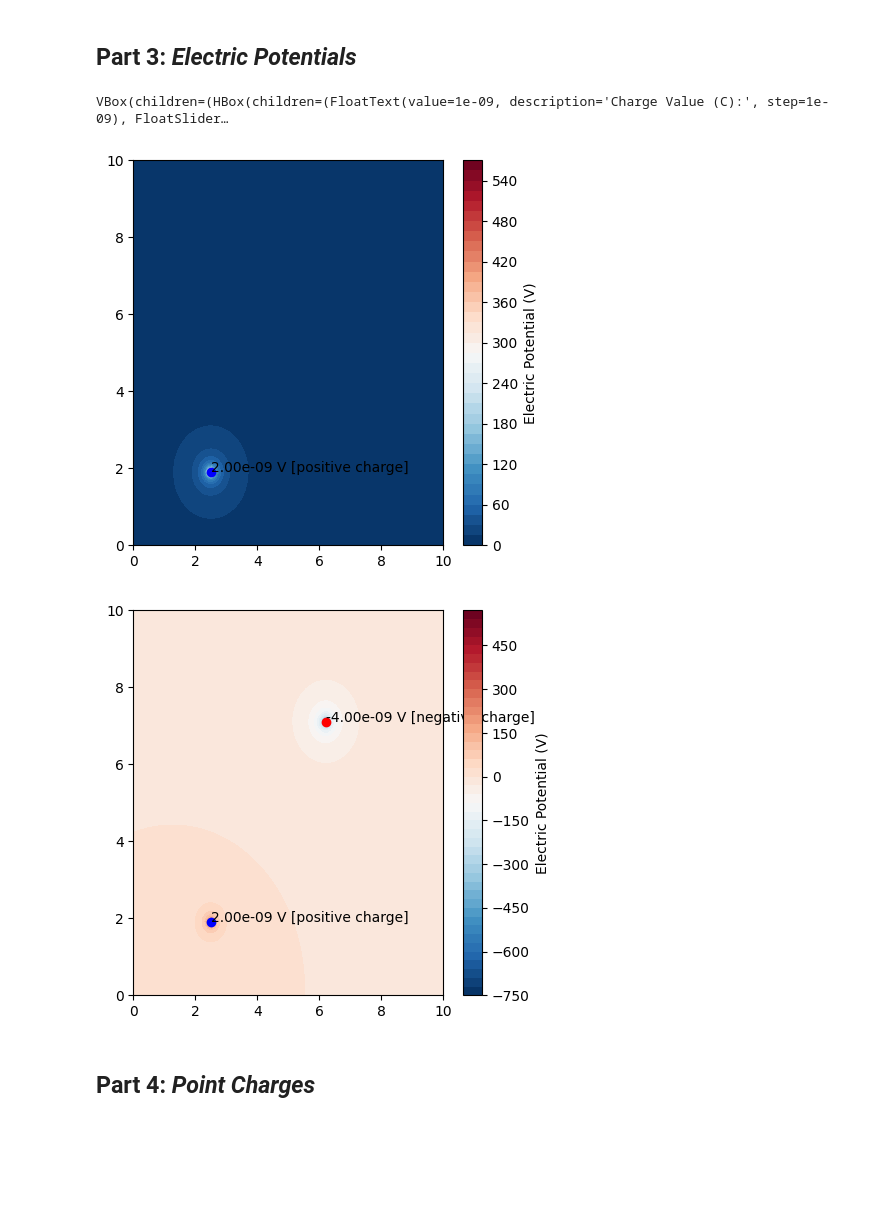
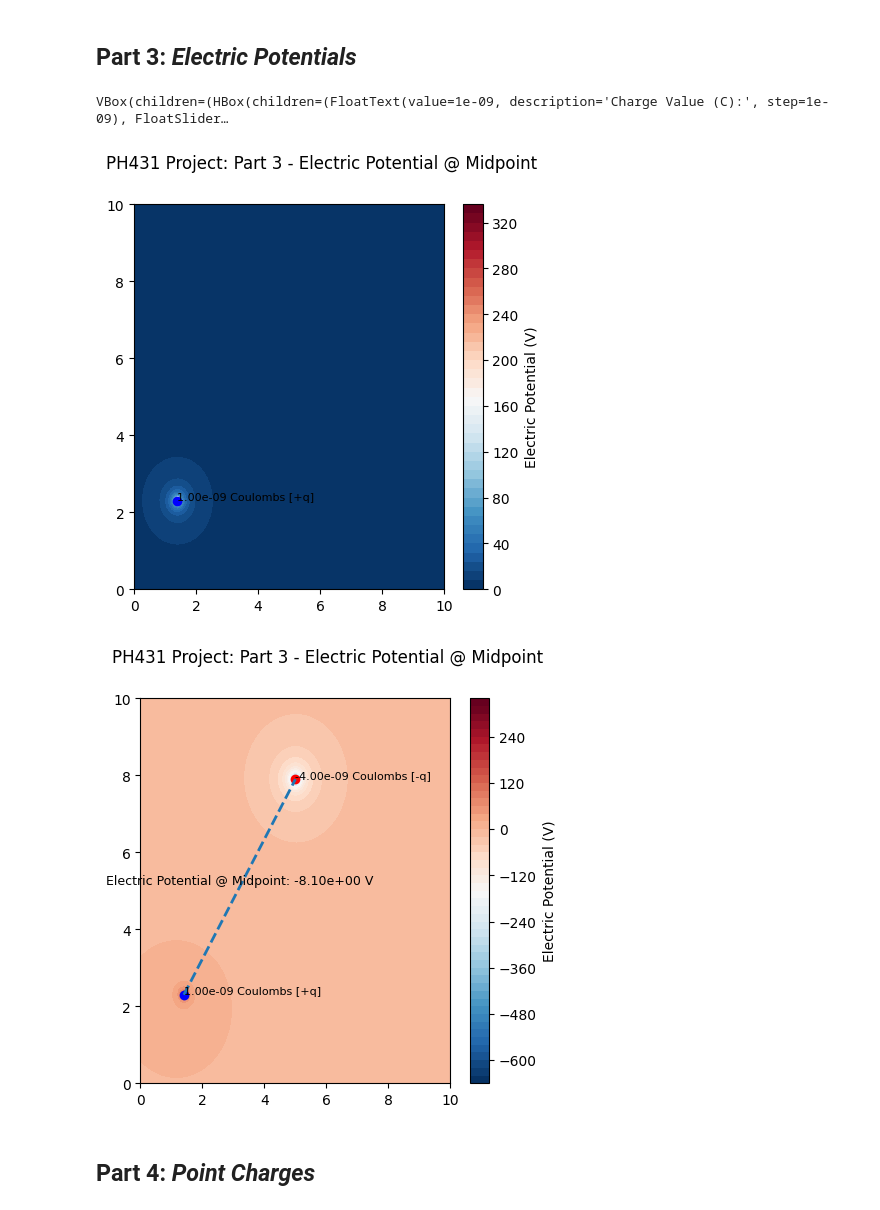
Before and after one commit to DebuggerDan/ph431-electrodynamic-simulations-project-fall23, a Jupyter notebook: Project/ph431-electrodynamic-sim-dan-jang.ipynb, the cells around one changed output. Drawn from its saved outputs; the diff is of its cells as text; code cells hidden in the pictures; blank space fills up the shorter version.

Commit message:
proj, part 3 + 4 comp

```diff
--- a/Project/ph431-electrodynamic-sim-dan-jang.ipynb
+++ b/Project/ph431-electrodynamic-sim-dan-jang.ipynb
@@ -98,7 +101,7 @@ def e_field(point_charge, point):
 
 ## Initialize the PyGame Demo Window for Part 2: Electric Field Simulation
 efield_demo = pgame.display.set_mode((w, h))
-pgame.display.set_caption("PH 431: Part 2 - Electric Field Simulation")
+pgame.display.set_caption("PH 431 Project: Part 2 - Electric Field Simulation")
 
 ## Main Function for Part 2: Electric Field Simulation
 pointcharges = []
@@ -161,8 +164,8 @@ positions = []
 ## Widgets for user-input of point charges' positions & charge-values
 charge_val = wd.FloatText(value=1e-9, description='Charge Value (C):', step=1e-9)
 
-charge_xpos = wd.FloatSlider(min=0, max=10, step=0.1, description='X-position')
-charge_ypos = wd.FloatSlider(min=0, max=10, step=0.1, description='Y-position')
+charge_xpos = wd.FloatSlider(min=0.1, max=10, step=0.1, description='X-position')
+charge_ypos = wd.FloatSlider(min=0.1, max=10, step=0.1, description='Y-position')
 
 new_pointcharge_button = wd.Button(description='Add le Point Charge')
 reset_pointcharges_button = wd.Button(description='Reset')
@@ -203,39 +206,53 @@ def refresh():
 
     x = np.linspace(0, 10, 100)
     y = np.linspace(0, 10, 100)
     X, Y = np.meshgrid(x, y)
     V = np.zeros_like(X)
 
     for pc, p in zip(pointcharges, positions):
         r = np.sqrt((X - p[0]) ** 2 + (Y - p[1]) ** 2)
         V += K * pc / r
 
-    fieldmap = ax.contourf(X, Y, V, levels=50, cmap='RdBu_r')
-    plot.colorbar(fieldmap, ax=ax, label='Electric Potential (V)')
+    vmin = np.min(V)
+    vmax = np.max(V)
+
+    fieldmap = ax.contourf(X, Y, V, levels=50, cmap='RdBu_r', vmin=vmin, vmax=vmax)
+    cbar = plot.colorbar(fieldmap, ax=ax, label='Electric Potential (V)')
 
     for pc, p in zip(pointcharges, positions):
         ax.plot(p[0], p[1], 'bo' if pc > 0 else 'ro')
         #pcharge_txt = f'{pc:.2e} V'
         if pc > 0:
-            ax.text(p[0], p[1], f'{pc:.2e} V [positive charge]', color='black')
+            ax.text(p[0], p[1], f'{pc:.2e} Coulombs [+q]', color='black', fontsize=8)
         else:
-            ax.text(p[0], p[1], f'{pc:.2e} V [negative charge]', color='black')
+            ax.text(p[0], p[1], f'{pc:.2e} Coulombs [-q]', color='black', fontsize=8)
+
+    if len(pointcharges) == 2:
+        ax.plot([positions[0][0], positions[1][0]], [positions[0][1], positions[1][1]], linestyle='dashed', lw=2)
+        midpoint_Q = ((positions[0][0] + positions[1][0]) / 2, (positions[0][1] + positions[1][1]) / 2)
+        midpoint_Q_potential = sum(K * pc / np.sqrt((midpoint_Q[0] - p[0]) ** 2 + (midpoint_Q[1] - p[1]) ** 2)
+                                   for pc, p in zip(pointcharges, positions))
+        ax.text(midpoint_Q[0], midpoint_Q[1], f'Electric Potential @ Midpoint: {midpoint_Q_potential:.2e} V', color='black', ha='center', va='bottom', fontsize=9)
+        figure.suptitle('PH431 Project: Part 3 - Electric Potential @ Midpoint', fontsize=12)
+        plot.savefig("ph431-project-part3-electric-field-at-midpoint.png")
+
+    figure.suptitle('PH431 Project: Part 3 - Electric Potential @ Midpoint', fontsize=12)
 
     with output:
         display(figure)
 
 ## Widget button mapping
 new_pointcharge_button.on_click(new_pcharge)
 reset_pointcharges_button.on_click(reset_pcharges)
 
 ## Display le widgetz
 wd.VBox([wd.HBox([charge_val, charge_xpos, charge_ypos]),
          wd.HBox([new_pointcharge_button, reset_pointcharges_button]),
          output])
 # %% [output]
 VBox(children=(HBox(children=(FloatText(value=1e-09, description='Charge Value (C):', step=1e-09), FloatSlider…
-[figure, old version]
+[figure, new version]
-[figure, old version]
+[figure, new version]
 # %% [markdown]
 ## Part 4: ***Point Charges***
 # %%
```
Also changed, not shown: parts of 2 cells of this notebook, 3 other files.
